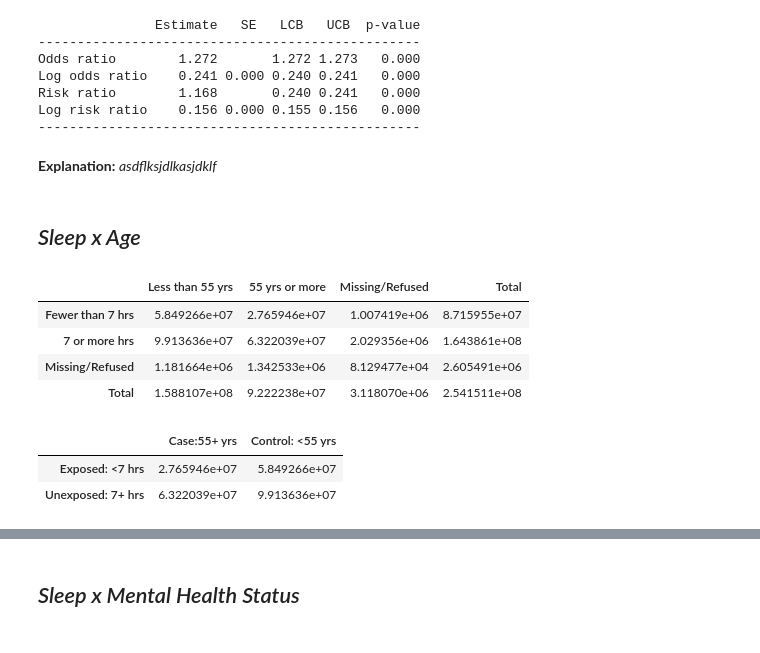
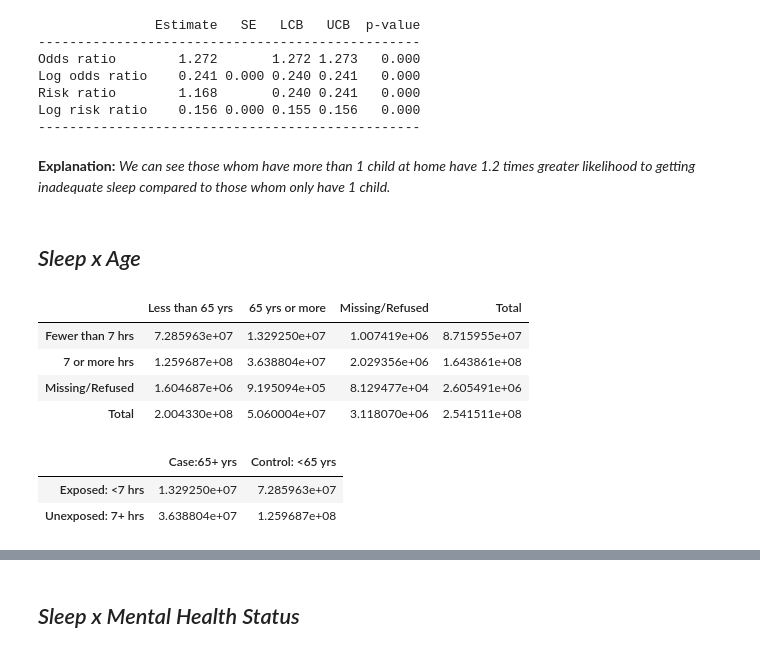
Before and after one commit to pmleffers/BRFSS2016, a Jupyter notebook: BRFSS notebook.ipynb, the cells around one changed output, grey strips where cells are left out. Cells and saved outputs as stored; diff of their text form; code cells hidden in the pictures.

```diff
--- a/BRFSS notebook.ipynb
+++ b/BRFSS notebook.ipynb
@@ -985,8 +985,8 @@ Log odds ratio    0.241 0.000 0.240 0.241   0.000
 Risk ratio        1.168       0.240 0.241   0.000
 Log risk ratio    0.156 0.000 0.155 0.156   0.000
 -------------------------------------------------
-# %% [markdown]
-**Explanation:** *asdflksjdlkasjdklf*
+# %% [markdown]
+**Explanation:** *We can see those whom have more than 1 child at home have 1.2 times greater likelihood to getting inadequate sleep compared to those whom only have 1 child.*
 # %% [markdown]
 *Sleep x Age*
 -----------------
@@ -994,39 +994,39 @@ Log risk ratio    0.156 0.000 0.155 0.156   0.000
 chiSquareTemp=pd.DataFrame(BRFSS2016,columns=['sleeptime','_AGEG5YR','_LLCPWT'])
 #Calculate Variable Groups
 FiftyFiveMore=[]
 for i in BRFSS2016._AGEG5YR:
-    if i>0 and i<8:
+    if i>0 and i<10:
         FiftyFiveMore.append(0)
-    elif i>7 and i<14:
+    elif i>9 and i<14:
         FiftyFiveMore.append(1)
     else:
         FiftyFiveMore.append(9)
 chiSquareTemp['FiftyFiveMore']=FiftyFiveMore
 chiSquareTemp.drop(['_AGEG5YR'],axis=1,inplace=True)
 
 chiSquareTemp=sklearn.metrics.confusion_matrix(chiSquareTemp['FiftyFiveMore'], chiSquareTemp['sleeptime'], labels=None, sample_weight=chiSquareTemp['_LLCPWT'])
 
 #Add Values to DataFrame
 firstCol=pd.DataFrame(chiSquareTemp[0].T,columns=['first'])
 secondCol=pd.DataFrame(chiSquareTemp[1].T,columns=['second']) #For whatever reason these values got switched
 thirdCol=pd.DataFrame(chiSquareTemp[2],columns=['third'])
 #Setup totals
 chiSquareTemp=firstCol
 chiSquareTemp['second']=secondCol
 chiSquareTemp['third']=thirdCol
 chiSquareTemp['fourth']=chiSquareTemp['first']+chiSquareTemp['second']+chiSquareTemp['third']
 #Create Totals Rows
 last=np.array(chiSquareTemp.sum())
 chiSquareTemp.loc[len(chiSquareTemp)]=last
 #Rename Indexes
 chiSquareTemp.rename(index={0: 'Fewer than 7 hrs',1: '7 or more hrs',2:'Missing/Refused',3:'Total'},inplace=True)
 #Rename Columns
-chiSquareTemp.rename(columns={'first':'Less than 55 yrs', 'second':'55 yrs or more', 'third':'Missing/Refused','fourth':'Total'}, inplace=True)
+chiSquareTemp.rename(columns={'first':'Less than 65 yrs', 'second':'65 yrs or more', 'third':'Missing/Refused','fourth':'Total'}, inplace=True)
 chiSquareTemp
 # %% [output]
-|  | Less than 55 yrs | 55 yrs or more | Missing/Refused | Total |
-| Fewer than 7 hrs | 5.849266e+07 | 2.765946e+07 | 1.007419e+06 | 8.715955e+07 |
-| 7 or more hrs | 9.913636e+07 | 6.322039e+07 | 2.029356e+06 | 1.643861e+08 |
-| Missing/Refused | 1.181664e+06 | 1.342533e+06 | 8.129477e+04 | 2.605491e+06 |
-| Total | 1.588107e+08 | 9.222238e+07 | 3.118070e+06 | 2.541511e+08 |
+|  | Less than 65 yrs | 65 yrs or more | Missing/Refused | Total |
+| Fewer than 7 hrs | 7.285963e+07 | 1.329250e+07 | 1.007419e+06 | 8.715955e+07 |
+| 7 or more hrs | 1.259687e+08 | 3.638804e+07 | 2.029356e+06 | 1.643861e+08 |
+| Missing/Refused | 1.604687e+06 | 9.195094e+05 | 8.129477e+04 | 2.605491e+06 |
+| Total | 2.004330e+08 | 5.060004e+07 | 3.118070e+06 | 2.541511e+08 |
 # %%
@@ -1053,13 +1053,13 @@ g=(col1Sum*row2Sum)/totalSum #c expected
 h=(col2Sum*row2Sum)/totalSum #d expected
 #Modify table labels
 obs=pd.DataFrame([[a,b],[c,d]])
-obs.rename(columns={0:'Case:55+ yrs', 1:'Control: <55 yrs'}, inplace=True)
+obs.rename(columns={0:'Case:65+ yrs', 1:'Control: <65 yrs'}, inplace=True)
 obs.rename(index={0: 'Exposed: <7 hrs',1: 'Unexposed: 7+ hrs'},inplace=True)
 obs
 # %% [output]
-|  | Case:55+ yrs | Control: <55 yrs |
-| Exposed: <7 hrs | 2.765946e+07 | 5.849266e+07 |
-| Unexposed: 7+ hrs | 6.322039e+07 | 9.913636e+07 |
+|  | Case:65+ yrs | Control: <65 yrs |
+| Exposed: <7 hrs | 1.329250e+07 | 7.285963e+07 |
+| Unexposed: 7+ hrs | 3.638804e+07 | 1.259687e+08 |
 # %%
 #Get Chi2 and LR for table
 chi2, pvalue1, dof1, expected1 = chi2_contingency(obs,correction=True)
```
Also changed, not shown: parts of 15 cells of this notebook.
